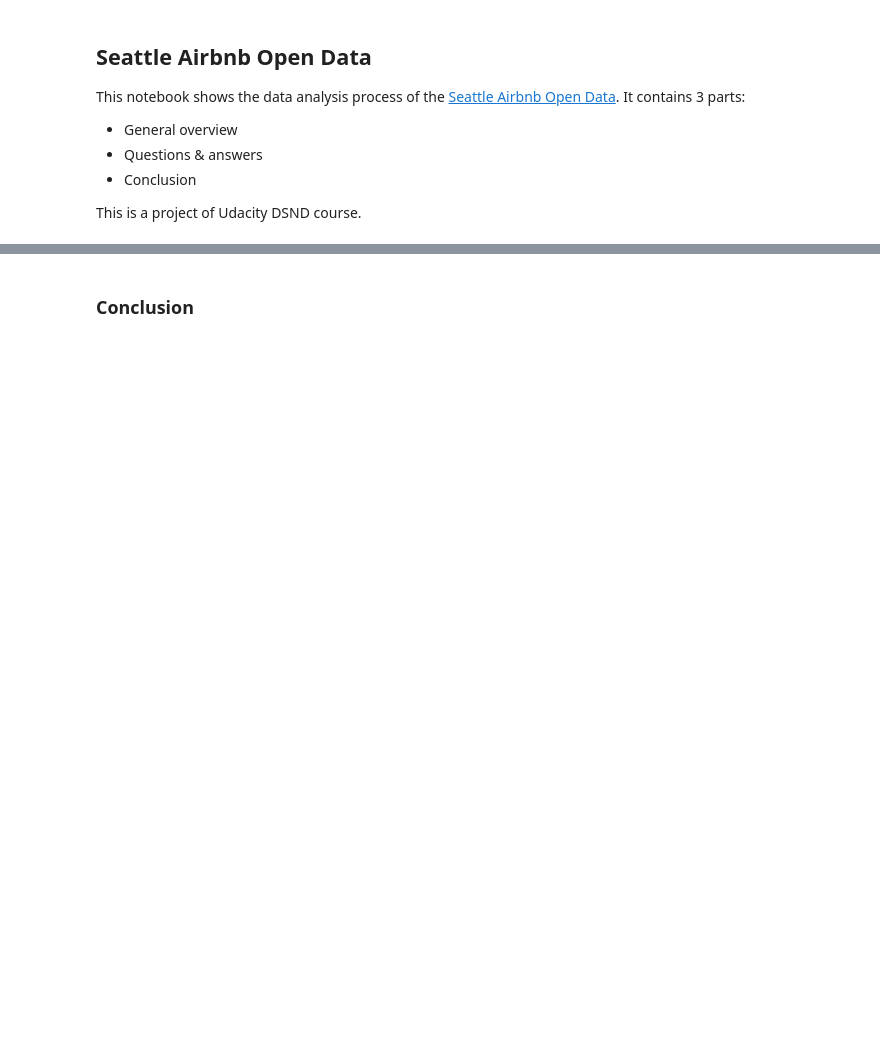
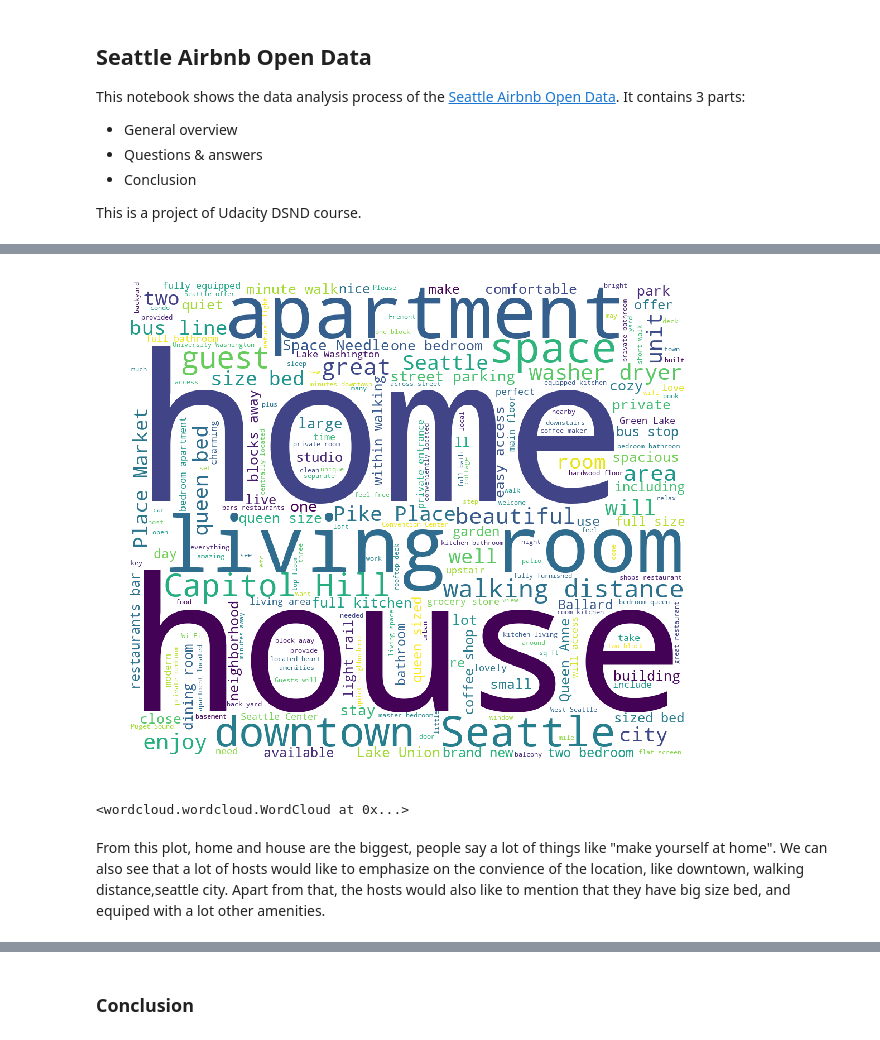
Before and after one commit to cissoidx/seattle_airbnb, a Jupyter notebook: Seattle Airbnb.ipynb, the cells around one changed output, grey strips where cells are left out. Drawn from its saved outputs; the diff is of its cells as text; code cells hidden in the pictures; blank space fills up the shorter version.

```diff
--- a/Seattle Airbnb.ipynb
+++ b/Seattle Airbnb.ipynb
@@ -19,0 +239,20 @@ Q3
+# %%
+with open('descriptions.txt','w',encoding='utf-8') as f:
+    f.writelines(lst.description)
+# %%
+from wordcloud import WordCloud
+with open('descriptions.txt','r',encoding='utf-8') as f:
+    data = f.readlines()
+
+wc = WordCloud(background_color="white",width=1000, height=860, margin=2).generate(str(data))
+# %%
+plt.figure(figsize=(10,10))
+plt.imshow(wc)
+plt.axis('off')
+plt.show()
+wc.to_file('description.png')
+# %% [output]
+[figure, added]
+<wordcloud.wordcloud.WordCloud at 0x...>
+# %% [markdown]
+From this plot, home and house are the biggest, people say a lot of things like "make yourself at home". We can also see that a lot of hosts would like to emphasize on the convience of the location, like downtown, walking distance,seattle city. Apart from that, the hosts would also like to mention that they have big size bed, and equiped with a lot other amenities.
```
Also changed, not shown: parts of 48 cells of this notebook, 6 other files.
